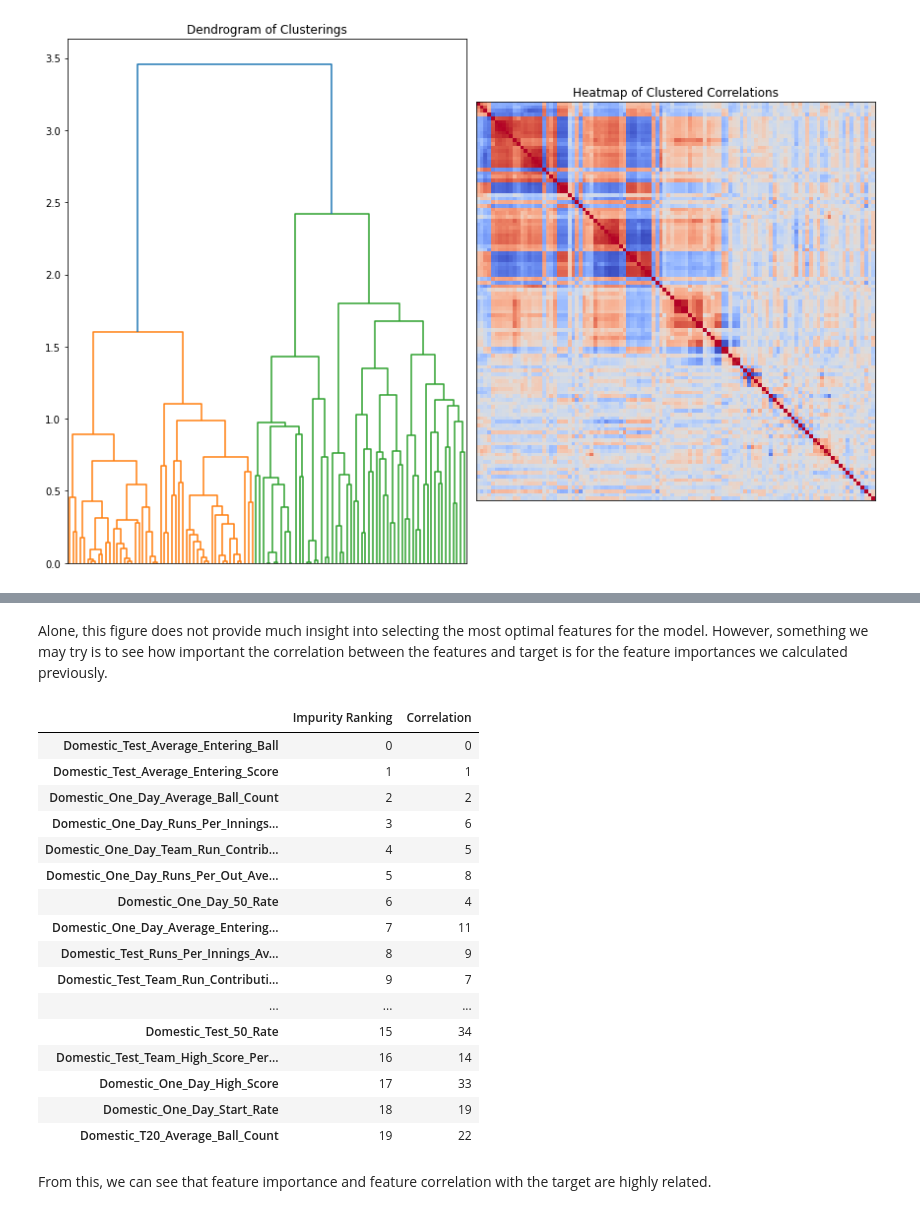
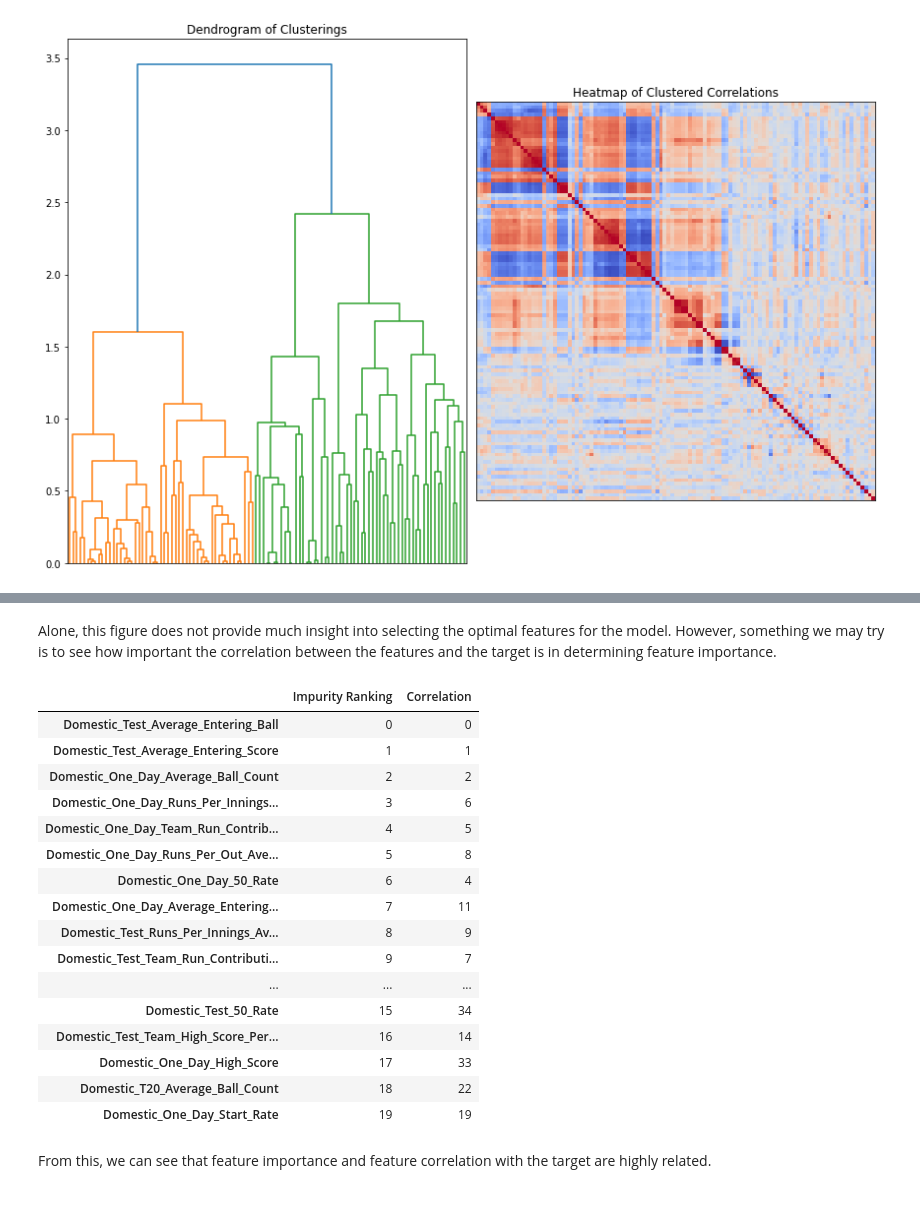
Before and after one commit to AlexKenna/Cricket-Analysis, a Jupyter notebook: notebooks/4_Feature_Extraction.ipynb, the cells around one changed output, grey strips where cells are left out. Saved outputs shown, nothing was run; the diff lists cells and outputs as text; code cells hidden in the pictures.

```diff
--- a/notebooks/5_Feature_Extraction.ipynb
+++ b/notebooks/4_Feature_Extraction.ipynb
@@ -138,8 +139,8 @@ num_tests = 200
 
 for _ in range(num_tests):
   rfr = RandomForestRegressor()
-  rfr_random = RandomForestRegressor(n_estimators=150, min_samples_split=2,
-                                     min_samples_leaf=4, max_features="sqrt", max_depth=100, bootstrap=True)
+  rfr_random = RandomForestRegressor(n_estimators=100, min_samples_split=5,
+                                     min_samples_leaf=4, max_features="sqrt", max_depth=22, bootstrap=True)
 
   rfr.fit(X_train, y_train)
   rfr_random.fit(X_train, y_train)
@@ -168,11 +169,11 @@ These functions aid in simplifying later code, and ensuring consistency in the t
 # Function for creating the random forest regressor.
 def create_random_forest_regressor():
   # Define hyperparameters.
-  n_estimators = 150
-  min_samples_split = 2
+  n_estimators = 100
+  min_samples_split = 5
   min_samples_leaf = 4
   max_features = "sqrt"
-  max_depth = 100
+  max_depth = 22
   bootstrap = True
 
   # Create the model.
@@ -526,20 +523,20 @@ Below, we plot how strongly features are correlated with the target.
 # %%
 # Extract correlalation with the target.
 data = pd.merge(left=y_train, right=X_train, left_index=True, right_index=True)
-covariance = data.corr()["International_One_Day_Batting_Average"]
-covariance = covariance.drop(
+correlation = data.corr()["International_One_Day_Batting_Average"]
+correlation = correlation.drop(
     "International_One_Day_Batting_Average").sort_values(ascending=False)
-covariance = covariance[~covariance.isna()]
+correlation = correlation[~correlation.isna()]
 
 # Create a bar plot.
 fig = plt.figure()
-sns.barplot(x=covariance, y=covariance.index)
+sns.barplot(x=correlation, y=correlation.index)
 
 # Label graph.
 plt.tick_params(axis="y", labelleft=False)
-plt.xlabel("Covariance Score")
+plt.xlabel("Correlation Score")
 plt.ylabel("Features")
-plt.title("Visualising Feature Covariance with Target")
+plt.title("Visualising Feature Correlation with Target")
 fig.patch.set_facecolor((1, 1, 1))
 plt.show()
 # %% [output]
@@ -547,43 +544,43 @@ plt.show()
 # %% [markdown]
-Alone, this figure does not provide much insight into selecting the most optimal features for the model. However, something we may try is to see how important the correlation between the features and target is for the feature importances we calculated previously.
+Alone, this figure does not provide much insight into selecting the optimal features for the model. However, something we may try is to see how important the correlation between the features and the target is in determining feature importance.
 # %%
-# Rank the covariance importance.
-cov_ranking = covariance.to_frame().copy()
+# Rank the correlation importance.
+cov_ranking = correlation.to_frame().copy()
 cov_ranking = cov_ranking.rename(
     {cov_ranking.columns[0]: "Correlation"}, axis=1)
 cov_ranking["Correlation"] = abs(cov_ranking["Correlation"])
 cov_ranking = cov_ranking.sort_values(by="Correlation", ascending=False)
 cov_ranking["Correlation"] = np.arange(len(cov_ranking))
 
 # Rank the impurity importance.
 imp_ranking = impurity_importances.to_frame().copy()
 imp_ranking = imp_ranking[imp_ranking.index.isin(cov_ranking.index.tolist())]
 imp_ranking = imp_ranking.rename(
     {imp_ranking.columns[0]: "Impurity Ranking"}, axis=1)
 imp_ranking["Impurity Ranking"] = np.arange(len(imp_ranking))
 
-# Merge covariance importance and impurity importance for comparison.
+# Merge correlation importance and impurity importance for comparison.
 correlation_comparison = pd.merge(
     left=imp_ranking, right=cov_ranking, left_index=True, right_index=True, how="left")
 correlation_comparison[:20]
 # %% [output]
 |  | Impurity Ranking | Correlation |
 | Domestic_Test_Average_Entering_Ball | 0 | 0 |
 | Domestic_Test_Average_Entering_Score | 1 | 1 |
 | Domestic_One_Day_Average_Ball_Count | 2 | 2 |
 | Domestic_One_Day_Runs_Per_Innings... | 3 | 6 |
 | Domestic_One_Day_Team_Run_Contrib... | 4 | 5 |
 | Domestic_One_Day_Runs_Per_Out_Ave... | 5 | 8 |
 | Domestic_One_Day_50_Rate | 6 | 4 |
 | Domestic_One_Day_Average_Entering... | 7 | 11 |
 | Domestic_Test_Runs_Per_Innings_Av... | 8 | 9 |
 | Domestic_Test_Team_Run_Contributi... | 9 | 7 |
 | ... | ... | ... |
 | Domestic_Test_50_Rate | 15 | 34 |
 | Domestic_Test_Team_High_Score_Per... | 16 | 14 |
 | Domestic_One_Day_High_Score | 17 | 33 |
-| Domestic_One_Day_Start_Rate | 18 | 19 |
-| Domestic_T20_Average_Ball_Count | 19 | 22 |
+| Domestic_T20_Average_Ball_Count | 18 | 22 |
+| Domestic_One_Day_Start_Rate | 19 | 19 |
 # %% [markdown]
 From this, we can see that feature importance and feature correlation with the target are highly related.
 # %% [markdown]
```
Also changed, not shown: parts of 59 cells of this notebook, 6 other files.
